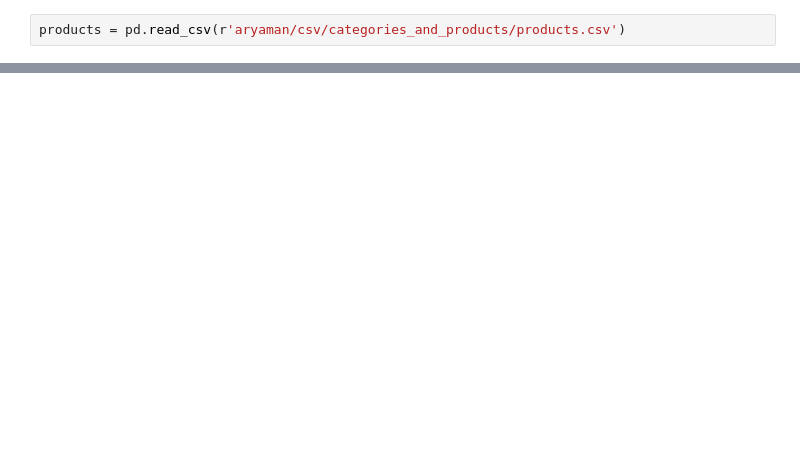
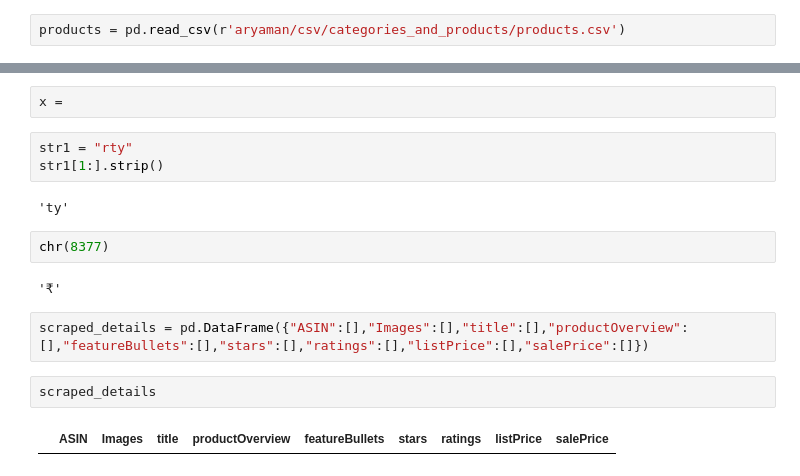
Before and after one commit to Theistic-guy/Ada, a Jupyter notebook: aryaman/notebooks/web_scraping/scraping_details.ipynb, the cells around one changed output, grey strips where cells are left out. Drawn from its saved outputs; the diff is of its cells as text; blank space fills up the shorter version.

```diff
--- a/aryaman/notebooks/web_scraping/scraping_details.ipynb
+++ b/aryaman/notebooks/web_scraping/scraping_details.ipynb
@@ -21,0 +97,17 @@ products.head(10)
+# %%
+x =
+# %%
+str1 = "rty"
+str1[1:].strip()
+# %% [output]
+'ty'
+# %%
+chr(8377)
+# %% [output]
+'₹'
+# %%
+scraped_details = pd.DataFrame({"ASIN":[],"Images":[],"title":[],"productOverview":[],"featureBullets":[],"stars":[],"ratings":[],"listPrice":[],"salePrice":[]})
+# %%
+scraped_details
+# %% [output]
+|  | ASIN | Images | title | productOverview | featureBullets | stars | ratings | listPrice | salePrice |
```
Also changed, not shown: parts of 15 cells of this notebook, 2 other files.
